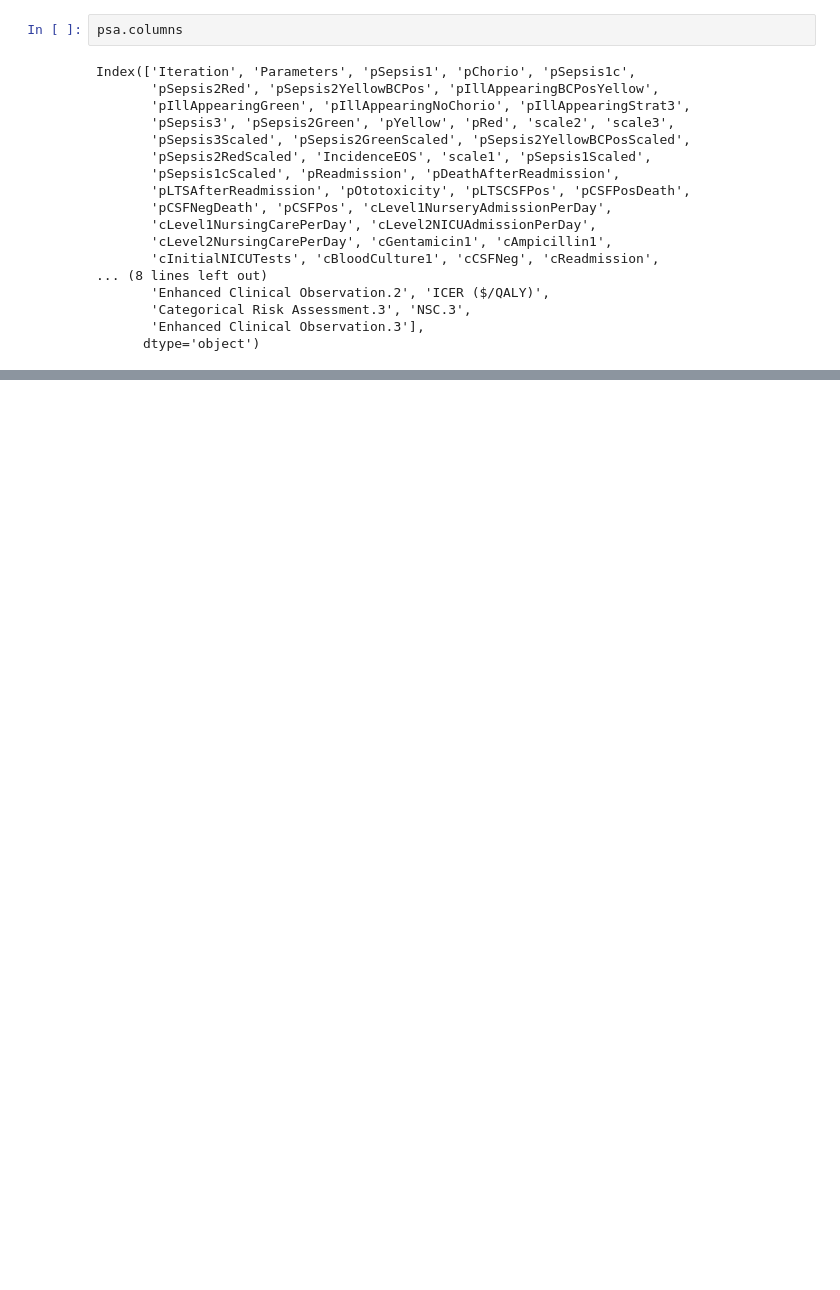
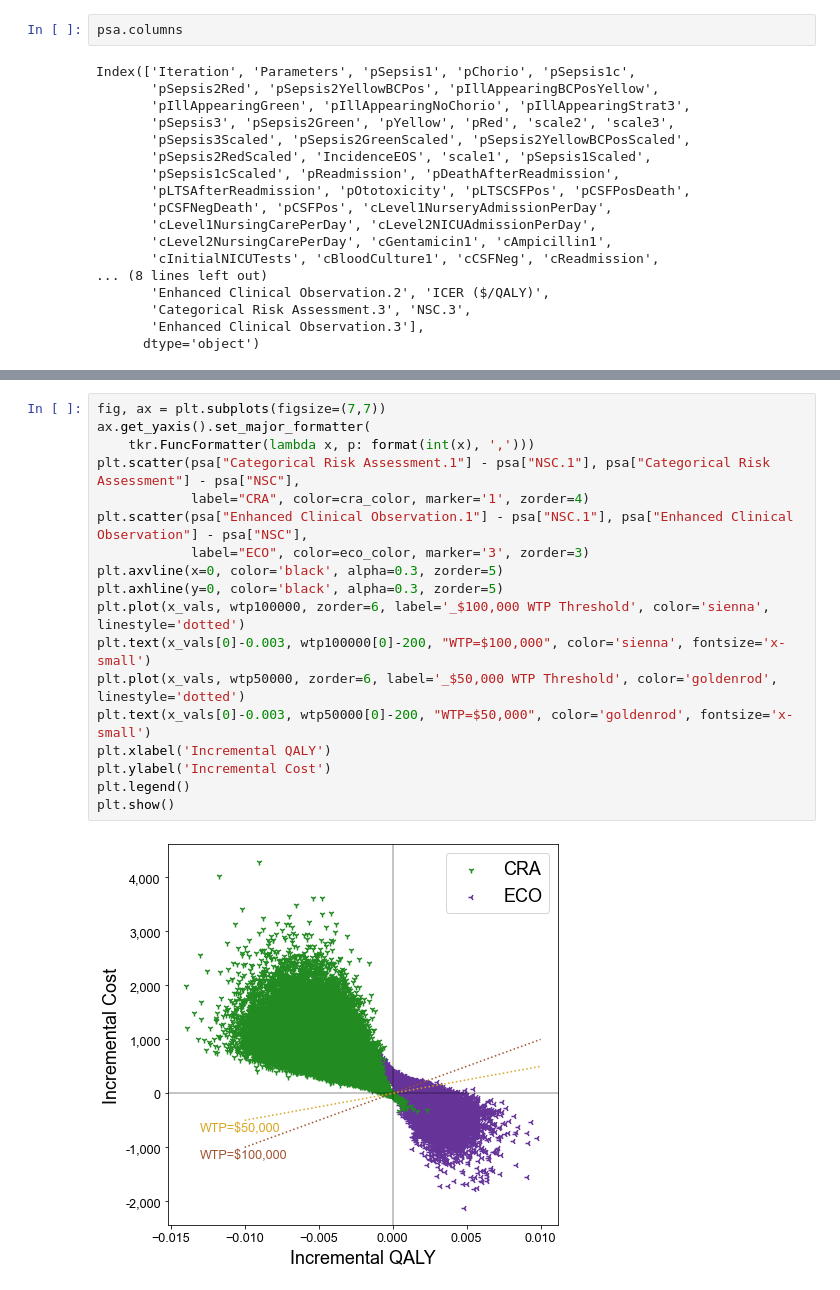
Before and after one commit to guanzgrace/cea-eos, a Jupyter notebook: Graphs-PSA.ipynb, the cells around one changed output, grey strips where cells are left out. Cells and saved outputs as stored; diff of their text form; blank space fills up the shorter version.

```diff
--- a/Graphs-PSA.ipynb
+++ b/Graphs-PSA.ipynb
@@ -80,3 +88,23 @@ plt.show()
+# %%
+fig, ax = plt.subplots(figsize=(7,7))
+ax.get_yaxis().set_major_formatter(
+    tkr.FuncFormatter(lambda x, p: format(int(x), ',')))
+plt.scatter(psa["Categorical Risk Assessment.1"] - psa["NSC.1"], psa["Categorical Risk Assessment"] - psa["NSC"],
+            label="CRA", color=cra_color, marker='1', zorder=4)
+plt.scatter(psa["Enhanced Clinical Observation.1"] - psa["NSC.1"], psa["Enhanced Clinical Observation"] - psa["NSC"],
+            label="ECO", color=eco_color, marker='3', zorder=3)
+plt.axvline(x=0, color='black', alpha=0.3, zorder=5)
+plt.axhline(y=0, color='black', alpha=0.3, zorder=5)
+plt.plot(x_vals, wtp100000, zorder=6, label='_$100,000 WTP Threshold', color='sienna', linestyle='dotted')
+plt.text(x_vals[0]-0.003, wtp100000[0]-200, "WTP=$100,000", color='sienna', fontsize='x-small')
+plt.plot(x_vals, wtp50000, zorder=6, label='_$50,000 WTP Threshold', color='goldenrod', linestyle='dotted')
+plt.text(x_vals[0]-0.003, wtp50000[0]-200, "WTP=$50,000", color='goldenrod', fontsize='x-small')
+plt.xlabel('Incremental QALY')
+plt.ylabel('Incremental Cost')
+plt.legend()
+plt.show()
+# %% [output]
+[figure, added]
 # %%
 fig, ax = plt.subplots(figsize=(7,7))
 ax.get_yaxis().set_major_formatter(
```
Also changed, not shown: parts of 13 cells of this notebook, 19 other files.
